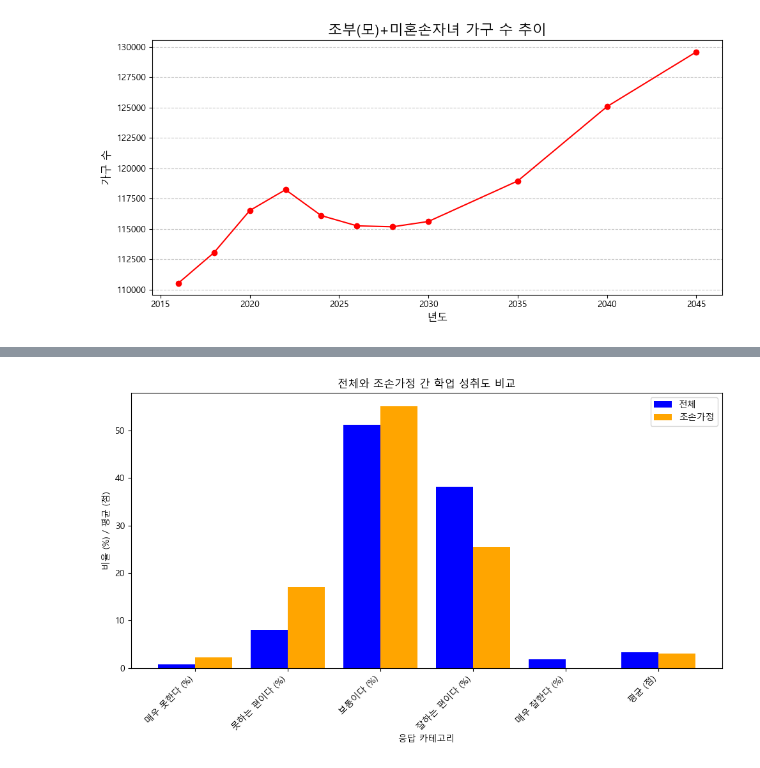
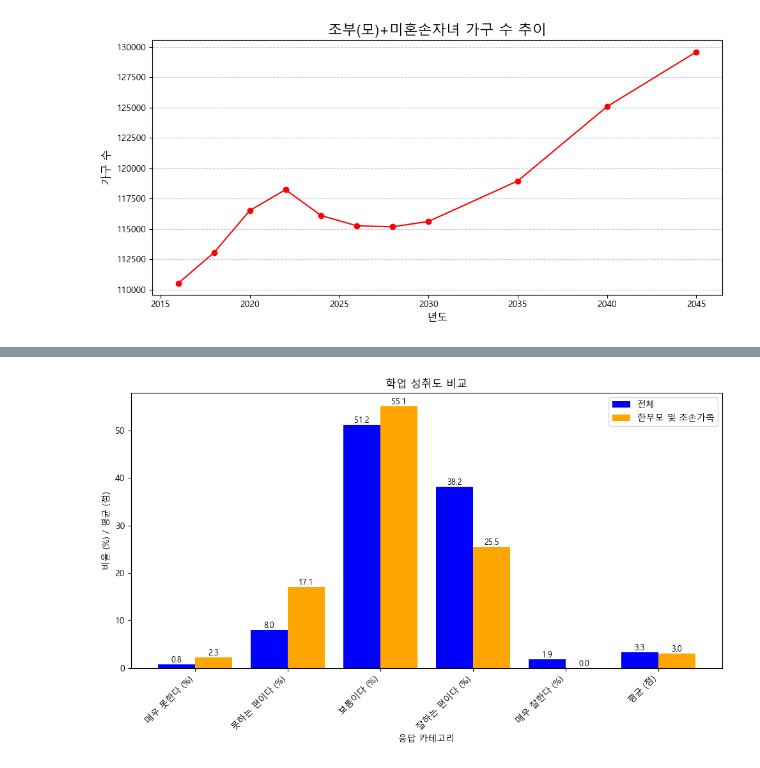
Before and after one commit to junyoungnnn/GroupStudy, a Jupyter notebook: 청소년데이터공모전/보고서용.ipynb, the cells around one changed output, grey strips where cells are left out. Drawn from its saved outputs; the diff is of its cells as text; code cells hidden in the pictures.

```diff
--- a/청소년데이터공모전/보고서용.ipynb
+++ b/청소년데이터공모전/보고서용.ipynb
@@ -125,7 +125,7 @@ for idx, (group, x_labels_fixed) in enumerate(categories_groups.items()):
     # 그래프 그리기
     x = range(len(x_labels_fixed))
     overall_bars = ax.bar([i - bar_width / 2 for i in x], overall_numeric, bar_width, label='전체', color='blue')
-    joson_bars = ax.bar([i + bar_width / 2 for i in x], joson_numeric, bar_width, label='조손가정', color='orange')
+    joson_bars = ax.bar([i + bar_width / 2 for i in x], joson_numeric, bar_width, label='한부모 및 조손가족', color='orange')
 
     # 수치값 표시
     for bar in overall_bars:
@@ -207,31 +223,41 @@ for group, x_labels_fixed in categories_groups.items():
 # %%
 achievement_data = pd.read_csv('./학업_성취도.csv', encoding='cp949')
 
 # 그래프 생성
 categories = ["매우 못한다 (%)", "못하는 편이다 (%)", "보통이다 (%)", "잘하는 편이다 (%)", "매우 잘한다 (%)", "평균 (점)"]
 
 # 데이터 추출
 overall_category = achievement_data.loc[achievement_data['특성별(2)'].str.contains('소계'), categories].iloc[0]
 joson_category = achievement_data.loc[achievement_data['특성별(2)'].str.contains('한부모 및 조손가족 등'), categories].iloc[0]
 
 # 그래프 그리기
 x_labels = categories
 x = range(len(x_labels))
 plt.figure(figsize=(10, 6))
 bar_width = 0.4  # 막대 너비
 
-plt.bar([i - bar_width / 2 for i in x], overall_category, bar_width, label='전체', color='blue')
-plt.bar([i + bar_width / 2 for i in x], joson_category, bar_width, label='조손가정', color='orange')
+# 막대 생성
+overall_bars = plt.bar([i - bar_width / 2 for i in x], overall_category, bar_width, label='전체', color='blue')
+joson_bars = plt.bar([i + bar_width / 2 for i in x], joson_category, bar_width, label='한부모 및 조손가족', color='orange')
+
+# 막대 위에 값 표시
+for bar in overall_bars:
+    height = bar.get_height()
+    plt.text(bar.get_x() + bar.get_width() / 2, height, f'{height:.1f}', ha='center', va='bottom', fontsize=9)
+
+for bar in joson_bars:
+    height = bar.get_height()
+    plt.text(bar.get_x() + bar.get_width() / 2, height, f'{height:.1f}', ha='center', va='bottom', fontsize=9)
 
 plt.xticks(x, x_labels, rotation=45, ha='right', fontsize=10)
 plt.xlabel('응답 카테고리')
 plt.ylabel('비율 (%) / 평균 (점)')
-plt.title("전체와 조손가정 간 학업 성취도 비교")
+plt.title("학업 성취도 비교")
 plt.legend()
 plt.tight_layout()
 plt.show()
 # %% [output]
-[figure, old version]
+[figure, new version]
 # %%
 # 데이터 로드
 file_path = './우울감__자아존중감.csv'
```
Also changed, not shown: parts of 3 cells of this notebook, 1 other file.
